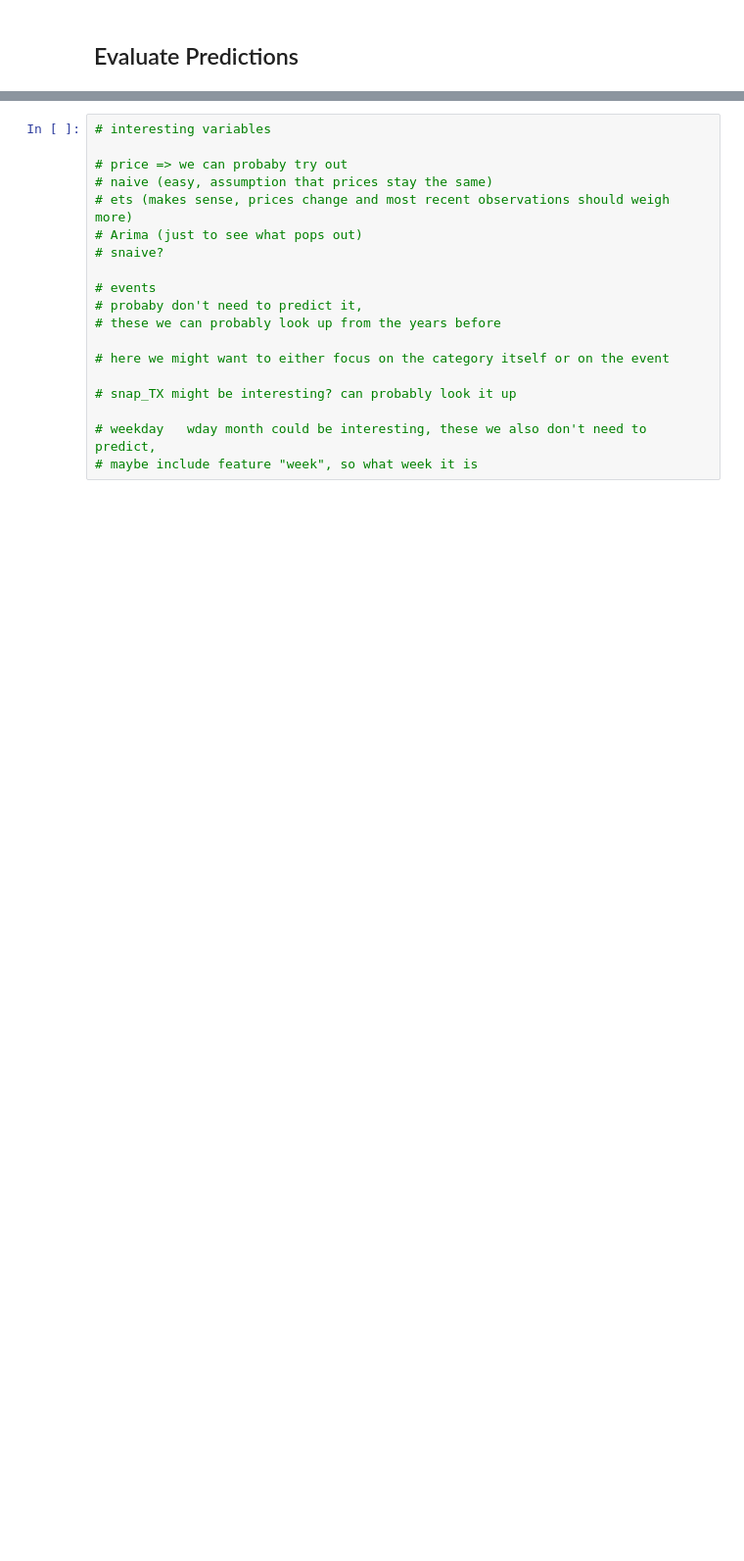
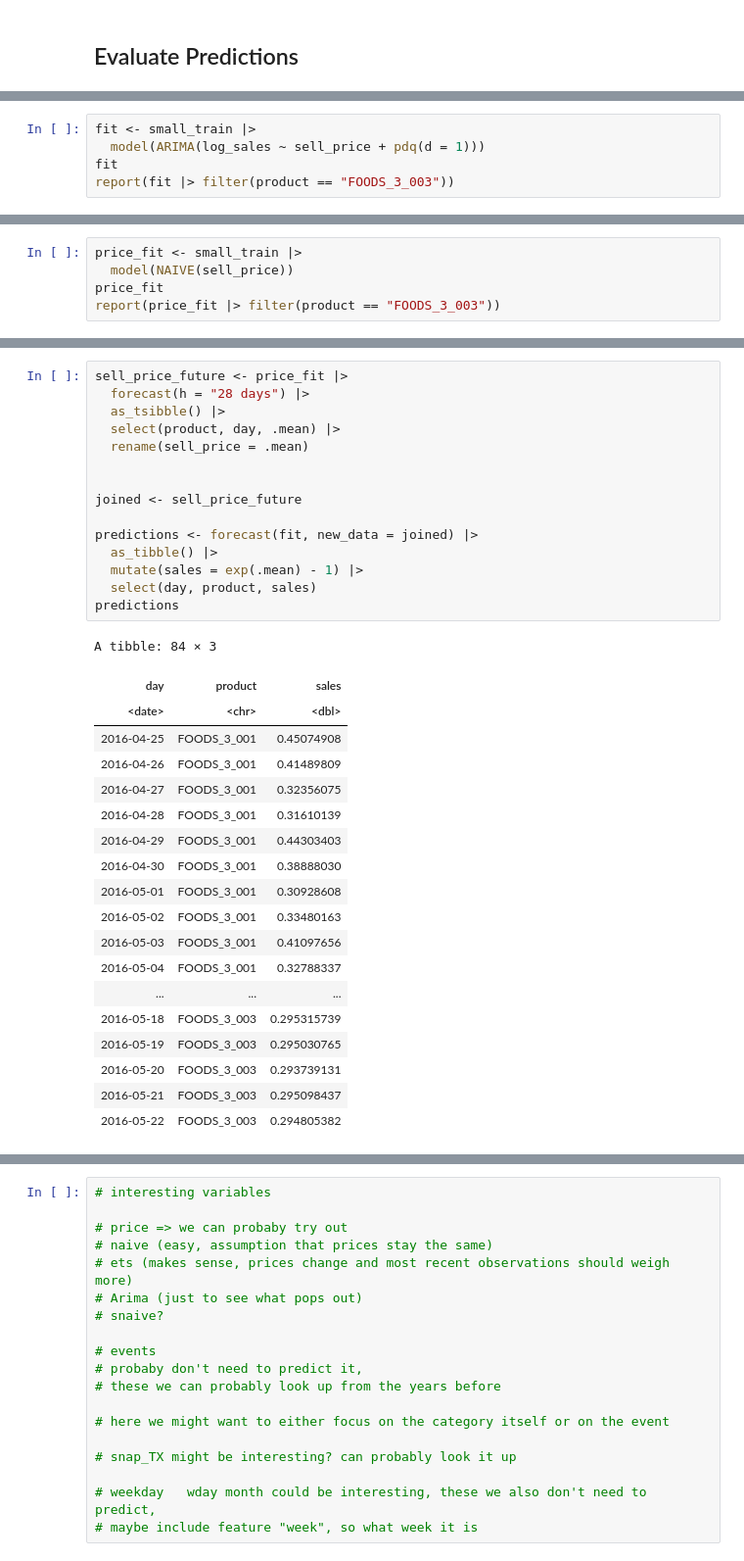
Before and after one commit to Whatisthisname/AFCS-Final, a Jupyter notebook: Baseline/baseline_notebook.ipynb, the cells around one changed output, grey strips where cells are left out. Shown at 98% size. Drawn from its saved outputs; the diff is of its cells as text; blank space fills up the shorter version.

Commit message:
first dynamic regression model

```diff
--- a/Baseline/baseline_notebook.ipynb
+++ b/Baseline/baseline_notebook.ipynb
@@ -92,0 +182,5 @@ train
+# %%
+fit <- small_train |>
+  model(ARIMA(log_sales ~ sell_price + pdq(d = 1)))
+fit
+report(fit |> filter(product == "FOODS_3_003"))
@@ -92,0 +206,5 @@ train
+# %%
+price_fit <- small_train |>
+  model(NAIVE(sell_price))
+price_fit
+report(price_fit |> filter(product == "FOODS_3_003"))
@@ -92,0 +222,35 @@ train
+# %%
+sell_price_future <- price_fit |>
+  forecast(h = "28 days") |>
+  as_tsibble() |>
+  select(product, day, .mean) |>
+  rename(sell_price = .mean)
+
+
+joined <- sell_price_future
+
+predictions <- forecast(fit, new_data = joined) |>
+  as_tibble() |>
+  mutate(sales = exp(.mean) - 1) |>
+  select(day, product, sales)
+predictions
+# %% [output]
+A tibble: 84 × 3
+| day | product | sales |
+| <date> | <chr> | <dbl> |
+| 2016-04-25 | FOODS_3_001 | 0.45074908 |
+| 2016-04-26 | FOODS_3_001 | 0.41489809 |
+| 2016-04-27 | FOODS_3_001 | 0.32356075 |
+| 2016-04-28 | FOODS_3_001 | 0.31610139 |
+| 2016-04-29 | FOODS_3_001 | 0.44303403 |
+| 2016-04-30 | FOODS_3_001 | 0.38888030 |
+| 2016-05-01 | FOODS_3_001 | 0.30928608 |
+| 2016-05-02 | FOODS_3_001 | 0.33480163 |
+| 2016-05-03 | FOODS_3_001 | 0.41097656 |
+| 2016-05-04 | FOODS_3_001 | 0.32788337 |
+| ... | ... | ... |
+| 2016-05-18 | FOODS_3_003 | 0.295315739 |
+| 2016-05-19 | FOODS_3_003 | 0.295030765 |
+| 2016-05-20 | FOODS_3_003 | 0.293739131 |
+| 2016-05-21 | FOODS_3_003 | 0.295098437 |
+| 2016-05-22 | FOODS_3_003 | 0.294805382 |
```
Also changed, not shown: parts of 15 cells of this notebook, 2 other files.
